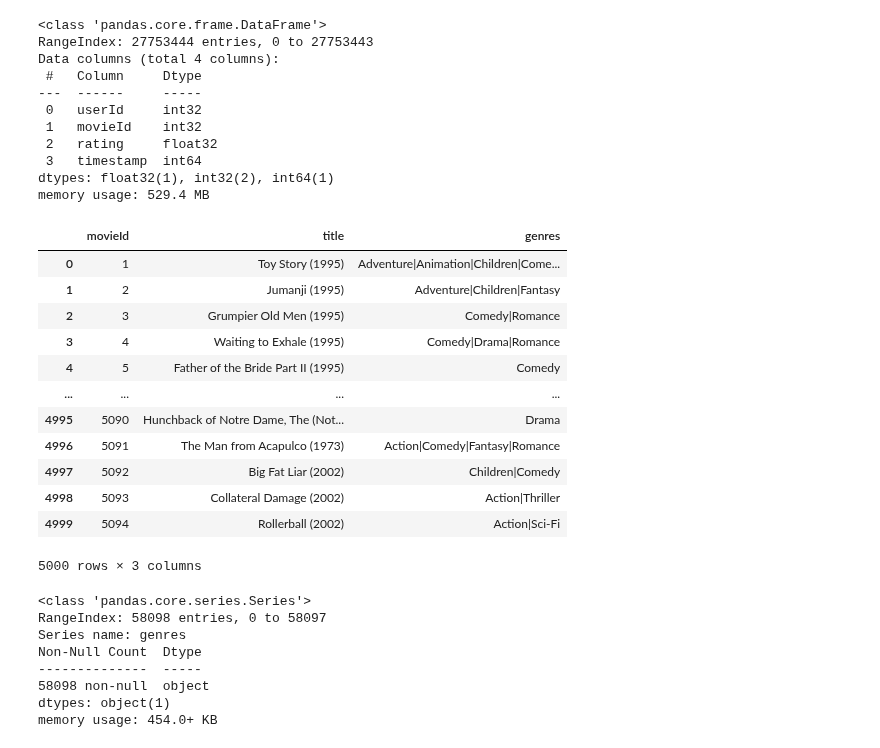
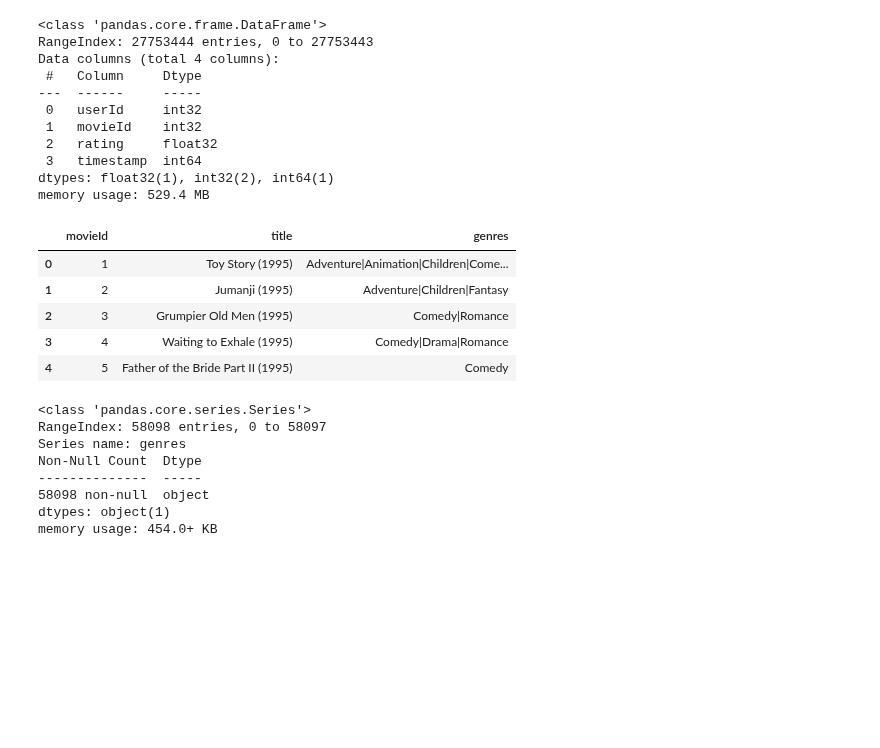
Before and after one commit to SCGlass/Machine-learning, a Jupyter notebook: Labb/Q1-movie-lens-big.ipynb, the cells around one changed output. Drawn from its saved outputs; the diff is of its cells as text; code cells hidden in the pictures; blank space fills up the shorter version.

```diff
--- a/Labb/Q1-movie-lens-big.ipynb
+++ b/Labb/Q1-movie-lens-big.ipynb
@@ -37,21 +40,14 @@ Data columns (total 4 columns):
 dtypes: float32(1), int32(2), int64(1)
 memory usage: 529.4 MB
 # %%
-df_movies.head(5000)
+df_movies.head()
 # %% [output]
 |  | movieId | title | genres |
 | 0 | 1 | Toy Story (1995) | Adventure|Animation|Children|Come... |
 | 1 | 2 | Jumanji (1995) | Adventure|Children|Fantasy |
 | 2 | 3 | Grumpier Old Men (1995) | Comedy|Romance |
 | 3 | 4 | Waiting to Exhale (1995) | Comedy|Drama|Romance |
 | 4 | 5 | Father of the Bride Part II (1995) | Comedy |
-| ... | ... | ... | ... |
-| 4995 | 5090 | Hunchback of Notre Dame, The (Not... | Drama |
-| 4996 | 5091 | The Man from Acapulco (1973) | Action|Comedy|Fantasy|Romance |
-| 4997 | 5092 | Big Fat Liar (2002) | Children|Comedy |
-| 4998 | 5093 | Collateral Damage (2002) | Action|Thriller |
-| 4999 | 5094 | Rollerball (2002) | Action|Sci-Fi |
-5000 rows × 3 columns
 # %%
 df_movies["genres"].info()
 # %% [output]
```
Also changed, not shown: parts of 44 cells of this notebook, 1 other file.
